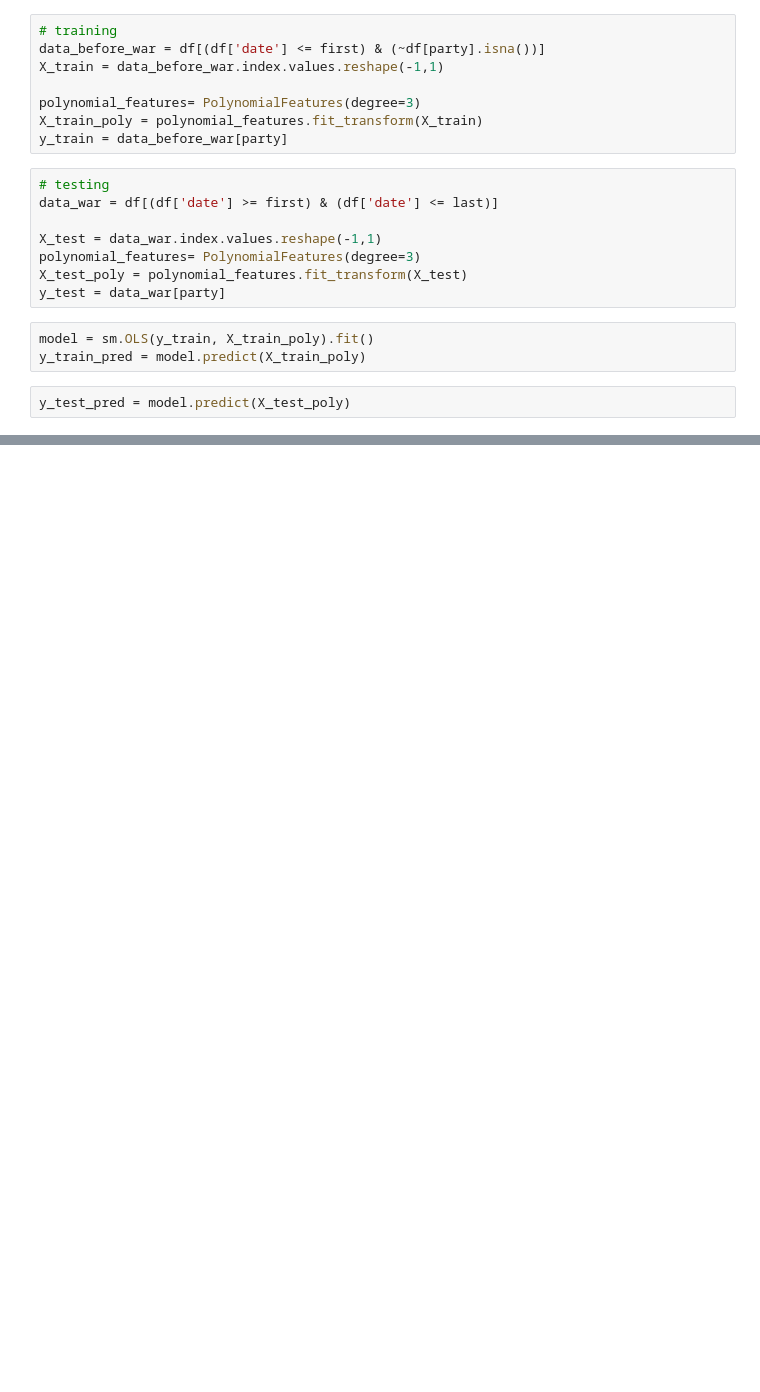
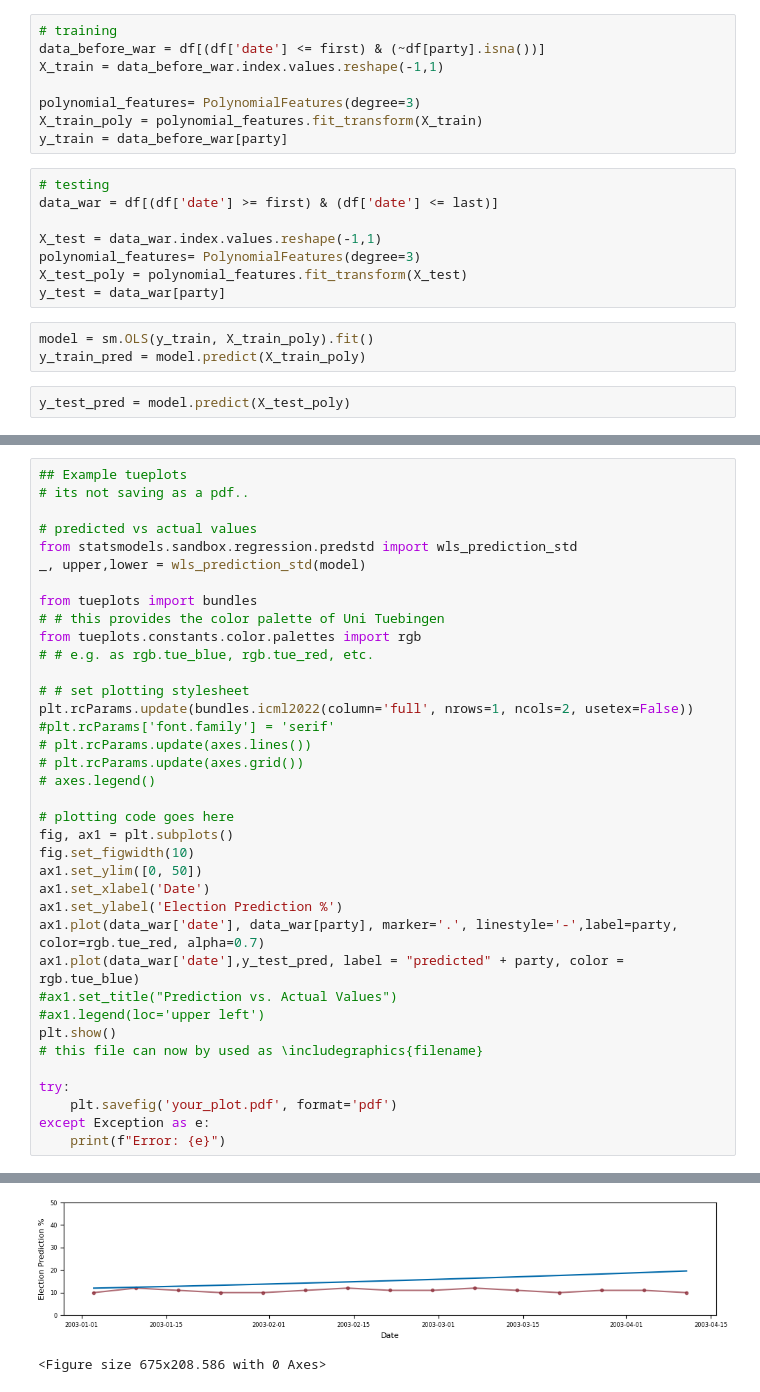
Before and after one commit to schokoblume/Data-Literacy, a Jupyter notebook: Analysis/Regression_with_Confidence_Interval.ipynb, the cells around one changed output, grey strips where cells are left out. Saved outputs shown, nothing was run; the diff lists cells and outputs as text; blank space fills up the shorter version.

Commit message:
Example tueplots

```diff
--- a/Analysis/Regression_with_Confidence_Interval.ipynb
+++ b/Analysis/Regression_with_Confidence_Interval.ipynb
@@ -145,0 +183,38 @@ The Mean Absolute Error of our Model is 1.53
+# %%
+## Example tueplots
+# its not saving as a pdf..
+
+# predicted vs actual values
+from statsmodels.sandbox.regression.predstd import wls_prediction_std
+_, upper,lower = wls_prediction_std(model)
+
+from tueplots import bundles
+# # this provides the color palette of Uni Tuebingen
+from tueplots.constants.color.palettes import rgb
+# # e.g. as rgb.tue_blue, rgb.tue_red, etc.
+
+# # set plotting stylesheet
+plt.rcParams.update(bundles.icml2022(column='full', nrows=1, ncols=2, usetex=False))
+#plt.rcParams['font.family'] = 'serif'
+# plt.rcParams.update(axes.lines())
+# plt.rcParams.update(axes.grid())
+# axes.legend()
+
+# plotting code goes here
+fig, ax1 = plt.subplots()
+fig.set_figwidth(10)
+ax1.set_ylim([0, 50])
+ax1.set_xlabel('Date')
+ax1.set_ylabel('Election Prediction %')
+ax1.plot(data_war['date'], data_war[party], marker='.', linestyle='-',label=party, color=rgb.tue_red, alpha=0.7)
+ax1.plot(data_war['date'],y_test_pred, label = "predicted" + party, color = rgb.tue_blue)
+#ax1.set_title("Prediction vs. Actual Values")
+#ax1.legend(loc='upper left')
+plt.show()
+# this file can now by used as \includegraphics{filename}
+
+try:
+    plt.savefig('your_plot.pdf', format='pdf')
+except Exception as e:
+    print(f"Error: {e}")
+# %% [output]
@@ -145,0 +238,2 @@ The Mean Absolute Error of our Model is 1.53
+[figure, added]
+<Figure size 675x208.586 with 0 Axes>
```
Also changed, not shown: parts of 9 cells of this notebook.
